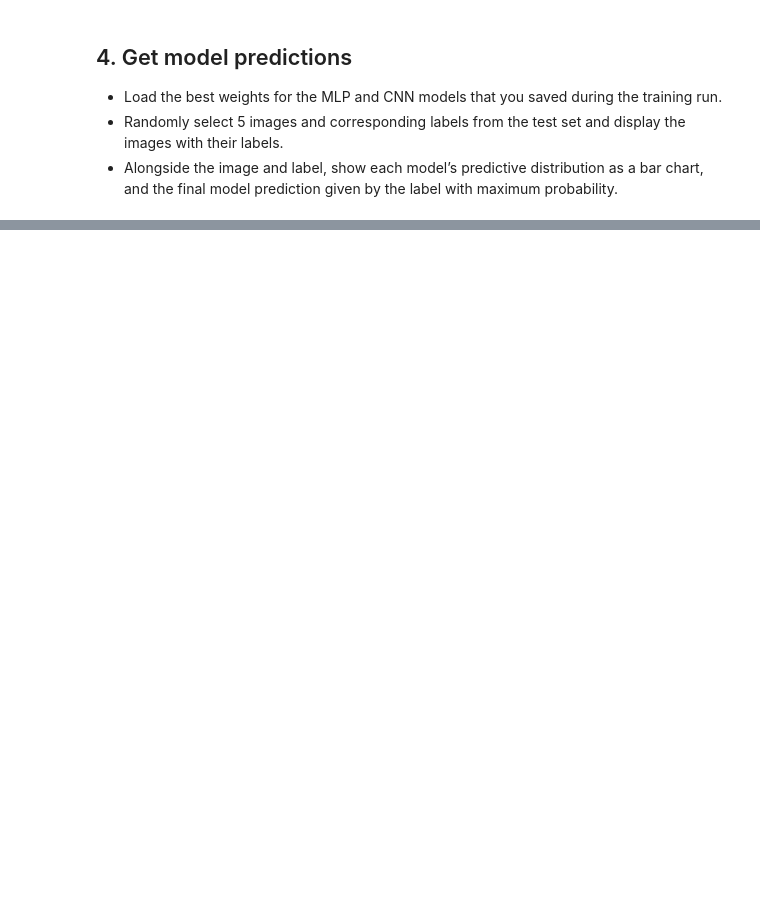
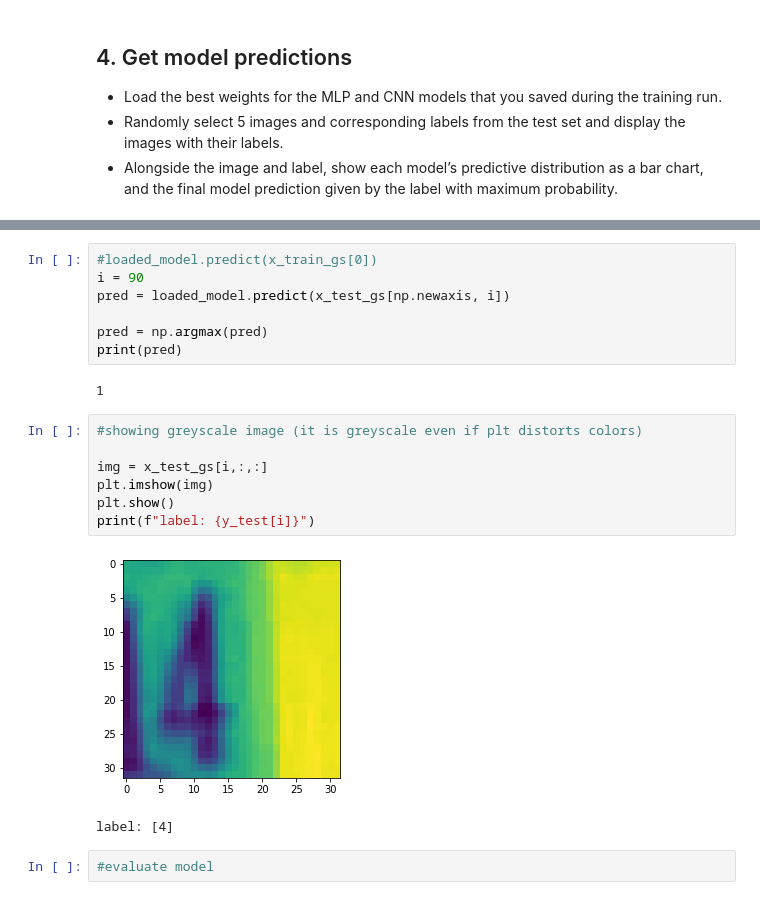
Before and after one commit to Nicocro/TF2_Course, a Jupyter notebook: Capstone_Project.ipynb, the cells around one changed output, grey strips where cells are left out. Drawn from its saved outputs; the diff is of its cells as text; blank space fills up the shorter version.

```diff
--- a/Capstone_Project.ipynb
+++ b/Capstone_Project.ipynb
@@ -347,0 +411,21 @@ accuracy_plot_CNN.set(xlabel="Epochs", ylabel="accuracy")
+# %%
+#loaded_model.predict(x_train_gs[0])
+i = 90
+pred = loaded_model.predict(x_test_gs[np.newaxis, i])
+
+pred = np.argmax(pred)
+print(pred)
+# %% [output]
+1
+# %%
+#showing greyscale image (it is greyscale even if plt distorts colors)
+
+img = x_test_gs[i,:,:]
+plt.imshow(img)
+plt.show()
+print(f"label: {y_test[i]}")
+# %% [output]
+[figure, added]
+label: [4]
+# %%
+#evaluate model
```
Also changed, not shown: parts of 11 cells of this notebook.
